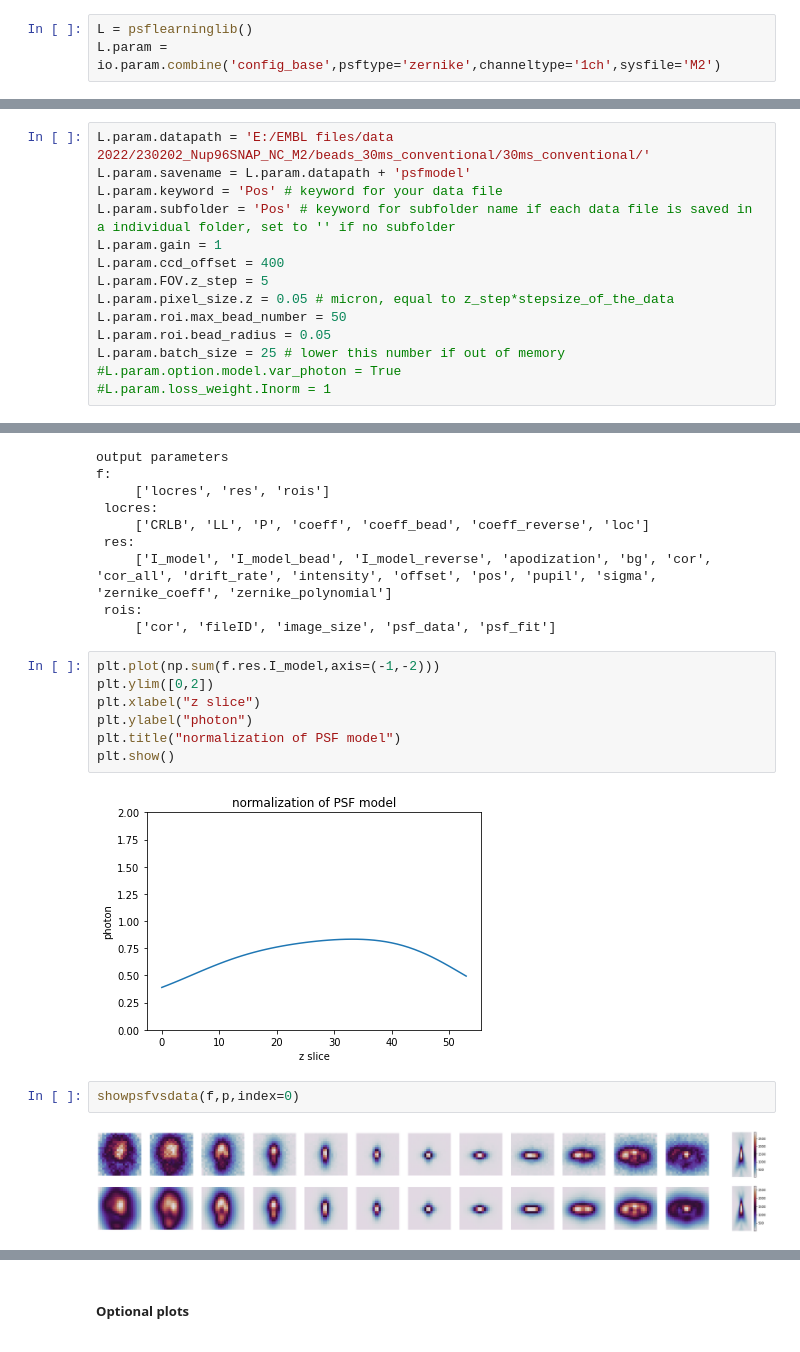
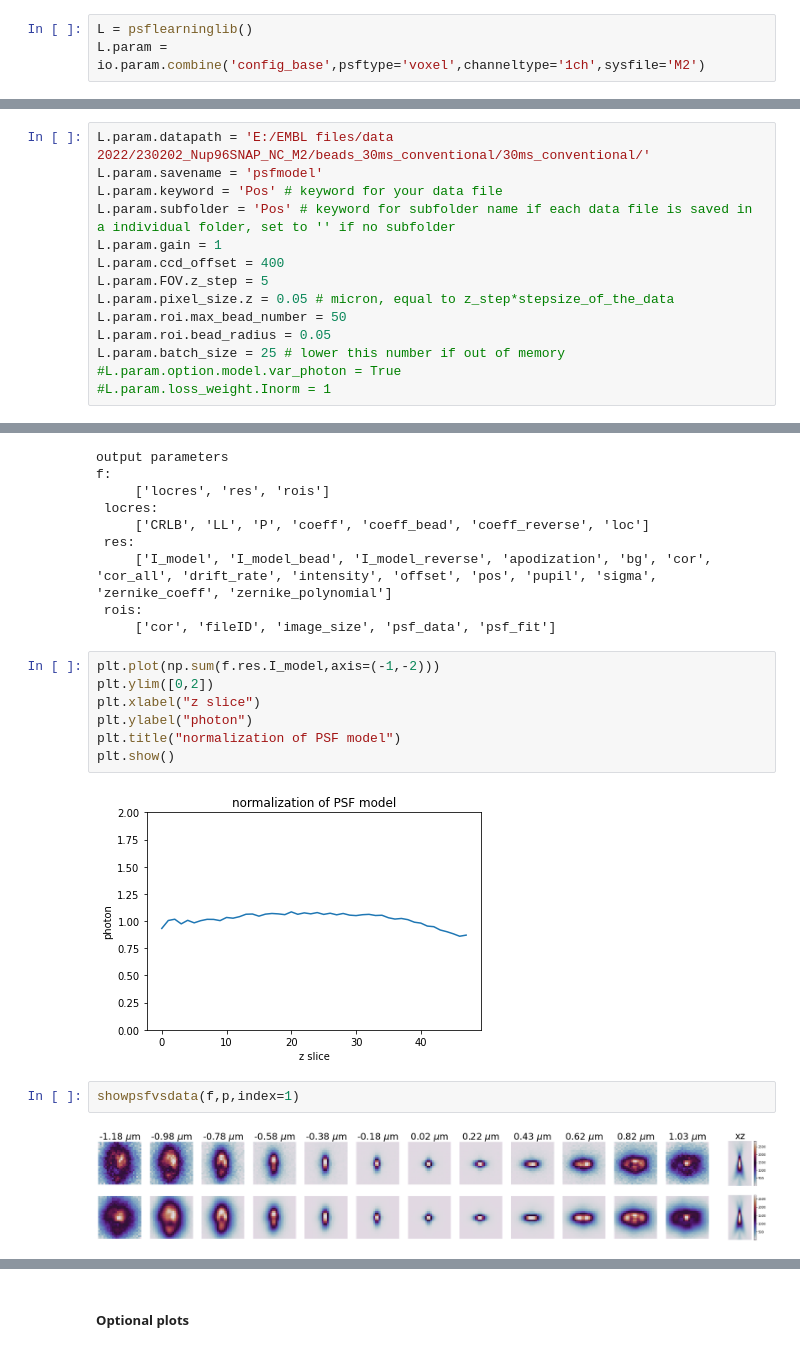
Before and after one commit to ries-lab/uiPSF, a Jupyter notebook: demo/demo_beadPSF_1ch.ipynb, the cells around one changed output, grey strips where cells are left out. Drawn from its saved outputs; the diff is of its cells as text.

````diff
--- a/demo/demo_beadPSF_1ch.ipynb
+++ b/demo/demo_beadPSF_1ch.ipynb
@@ -22,12 +22,12 @@ For advanced user, pass in base file only as below to interact with all paramete
 ```
 # %%
 L = psflearninglib()
-L.param = io.param.combine('config_base',psftype='zernike',channeltype='1ch',sysfile='M2')
+L.param = io.param.combine('config_base',psftype='voxel',channeltype='1ch',sysfile='M2')
 # %% [markdown]
 ##### Edit user defined parameters
 # %%
 L.param.datapath = 'E:/EMBL files/data 2022/230202_Nup96SNAP_NC_M2/beads_30ms_conventional/30ms_conventional/'
-L.param.savename = L.param.datapath + 'psfmodel'
+L.param.savename = 'psfmodel'
 L.param.keyword = 'Pos' # keyword for your data file
 L.param.subfolder = 'Pos' # keyword for subfolder name if each data file is saved in a individual folder, set to '' if no subfolder
 L.param.gain = 1
@@ -107,11 +109,11 @@ plt.ylabel("photon")
 plt.title("normalization of PSF model")
 plt.show()
 # %% [output]
-[figure, old version]
+[figure, new version]
 # %%
-showpsfvsdata(f,p,index=0)
+showpsfvsdata(f,p,index=1)
 # %% [output]
-[figure, old version]
+[figure, new version]
 # %%
 showlocalization(f,p)
 # %% [output]
````
Also changed, not shown: parts of 6 cells of this notebook, 26 other files.
